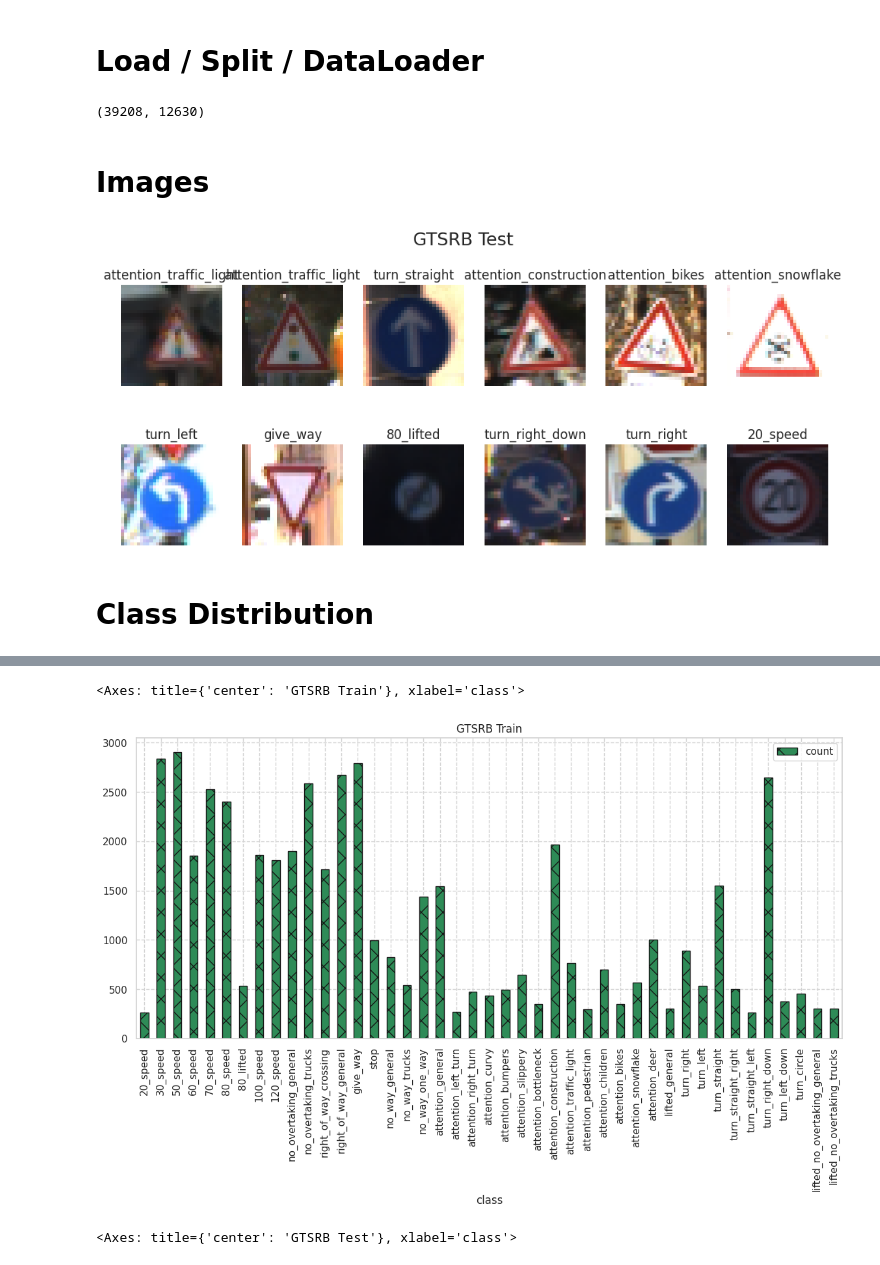
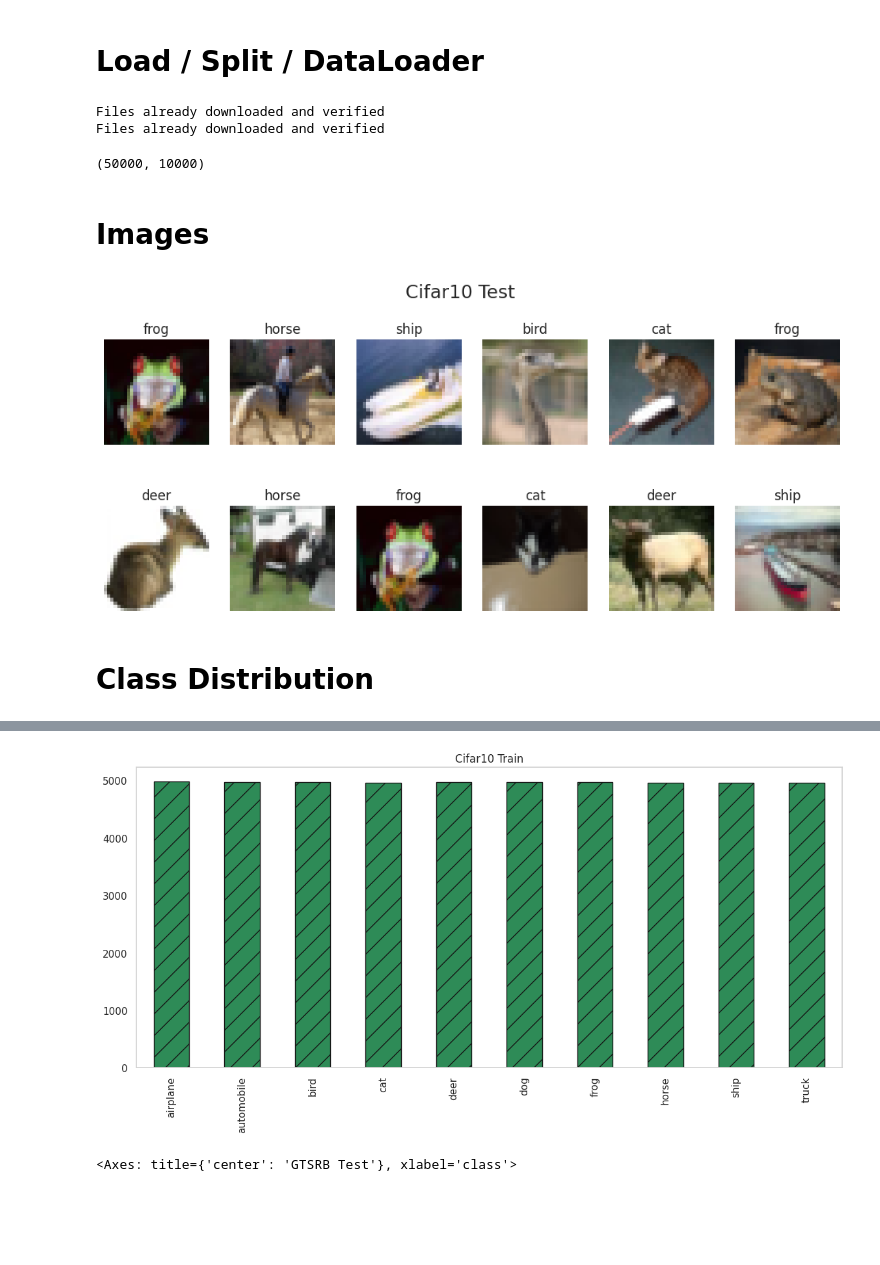
Before and after one commit to ahmadhatahet/runtime-monitoring, a Jupyter notebook: experiments/eda-dataset.ipynb, the cells around one changed output, grey strips where cells are left out. Drawn from its saved outputs; the diff is of its cells as text; code cells hidden in the pictures; blank space fills up the shorter version.

```diff
--- a/experiments/eda-dataset.ipynb
+++ b/experiments/eda-dataset.ipynb
@@ -1,7 +1,7 @@
 # %% [markdown]
 # Setup Variables
 # %%
-DATASET = 'GTSRB'
+DATASET = 'Cifar10'
 SEED = 42
 # %%
 # disable warnings
@@ -59,15 +59,12 @@ PosixPath('/home/ah19/runtime-monitoring/datasets/GTSRB')
 # %%
 feature_names = get_labels(DATASET)
 
-tf = T.Compose([
-    T.ToTensor(),
-    T.Resize((32, 32))
-])
-
-train_data = get_dataset(DATASET, path_dataset, train=True, transform=tf)
-test_data = get_dataset(DATASET, path_dataset, train=False, transform=tf)
+train_data = get_dataset(DATASET, path_dataset, train=True)
+test_data = get_dataset(DATASET, path_dataset, train=False)
 
 len(train_data), len(test_data)
 # %% [output]
-(39208, 12630)
+Files already downloaded and verified
+Files already downloaded and verified
+(50000, 10000)
 # %%
@@ -78,9 +75,9 @@ test_dataloader = get_dataLoader(test_data, 512, False)
 # %%
 load_rc_settings_grid()
 # %%
-show_images_loader(test_dataloader, f"{DATASET} Test", feature_names)
+show_images_loader(testloader, f"{DATASET} Test", feature_names)
 # %% [output]
-[figure, old version]
+[figure, new version]
 # %% [markdown]
 # Class Distribution
 # %%
@@ -105,10 +102,13 @@ for d, l in zip((train_df, test_df) , (train_dataloader, test_dataloader)):
 train_df.set_index('class', inplace=True)
 test_df.set_index('class', inplace=True)
 # %%
-train_df.plot.bar(title=DATASET + ' Train', hatch='x', color='seagreen')
+train_df.plot.bar(title=DATASET + ' Train', hatch='/', color='seagreen')
+plt.grid(False)
+plt.legend().remove()
+plt.xlabel('')
+plt.show()
 # %% [output]
-<Axes: title={'center': 'GTSRB Train'}, xlabel='class'>
-[figure, old version]
+[figure, new version]
 # %%
 test_df.plot.bar(title=DATASET + ' Test', hatch='x', color='steelblue')
 # %% [output]
```
Also changed, not shown: parts of 3 cells of this notebook.
